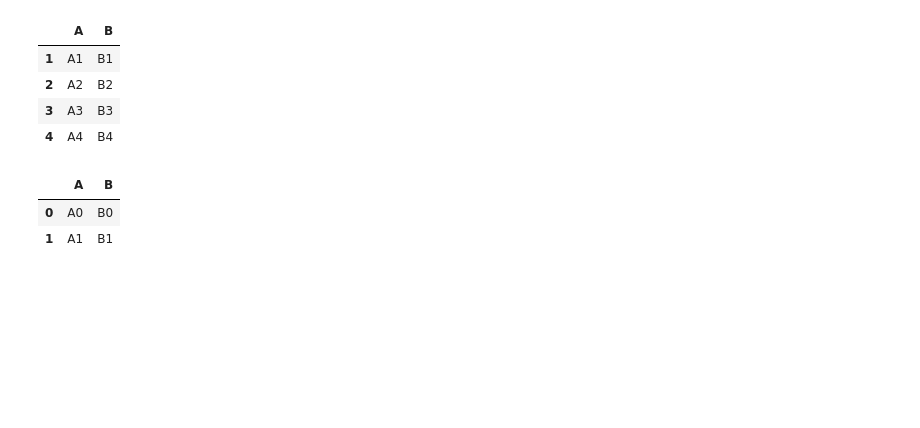
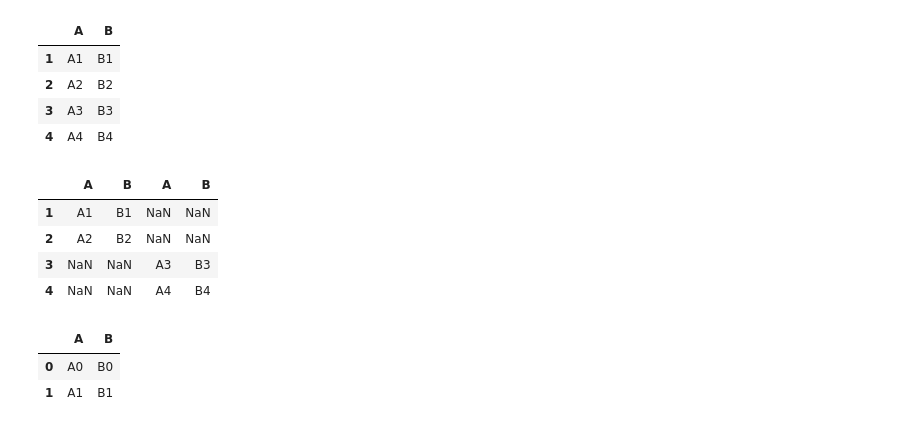
Before and after one commit to evgenursic/python_analitika, a Jupyter notebook: teden_03/03_teden_pandas_clean.ipynb, the cells around one changed output. Drawn from its saved outputs; the diff is of its cells as text; code cells hidden in the pictures; blank space fills up the shorter version.

```diff
--- a/teden_03/03_teden_pandas_clean.ipynb
+++ b/teden_03/03_teden_pandas_clean.ipynb
@@ -1913,6 +1920,14 @@ pd.concat([df1,df2])
 | 2 | A2 | B2 |
 | 3 | A3 | B3 |
 | 4 | A4 | B4 |
+# %%
+pd.concat([df1, df2], axis=1)
+# %% [output]
+|  | A | B | A | B |
+| 1 | A1 | B1 | NaN | NaN |
+| 2 | A2 | B2 | NaN | NaN |
+| 3 | NaN | NaN | A3 | B3 |
+| 4 | NaN | NaN | A4 | B4 |
 # %%
 df3 = make_df('AB', [0, 1])
 df4 = make_df('CD', [0, 1])
```
Also changed, not shown: parts of 17 cells of this notebook.
